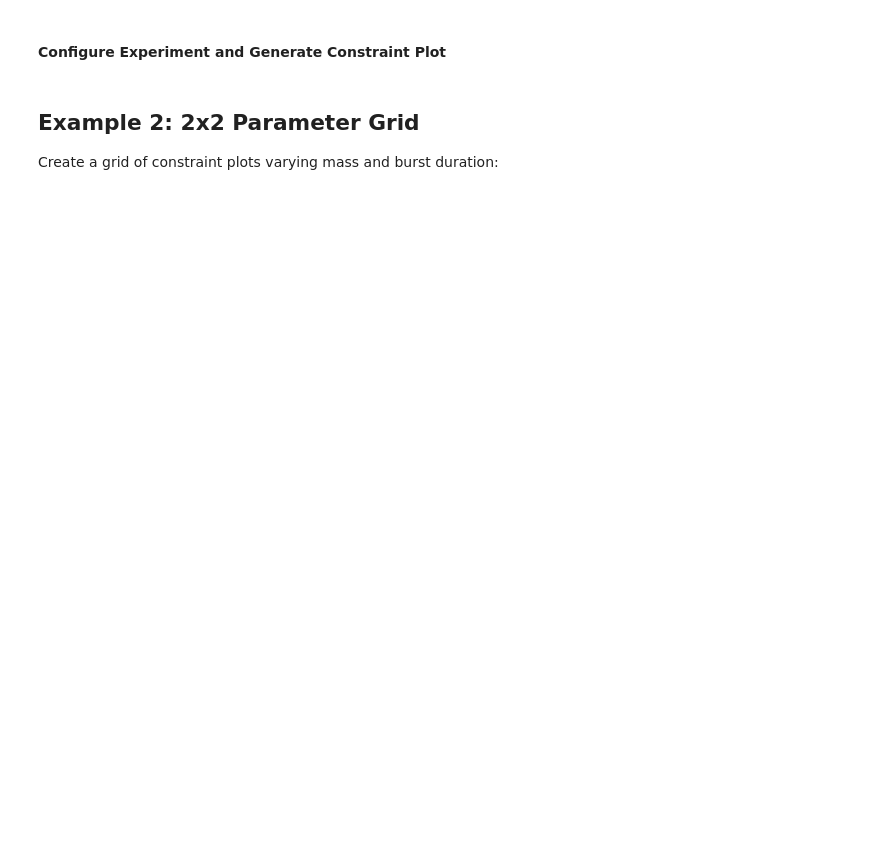
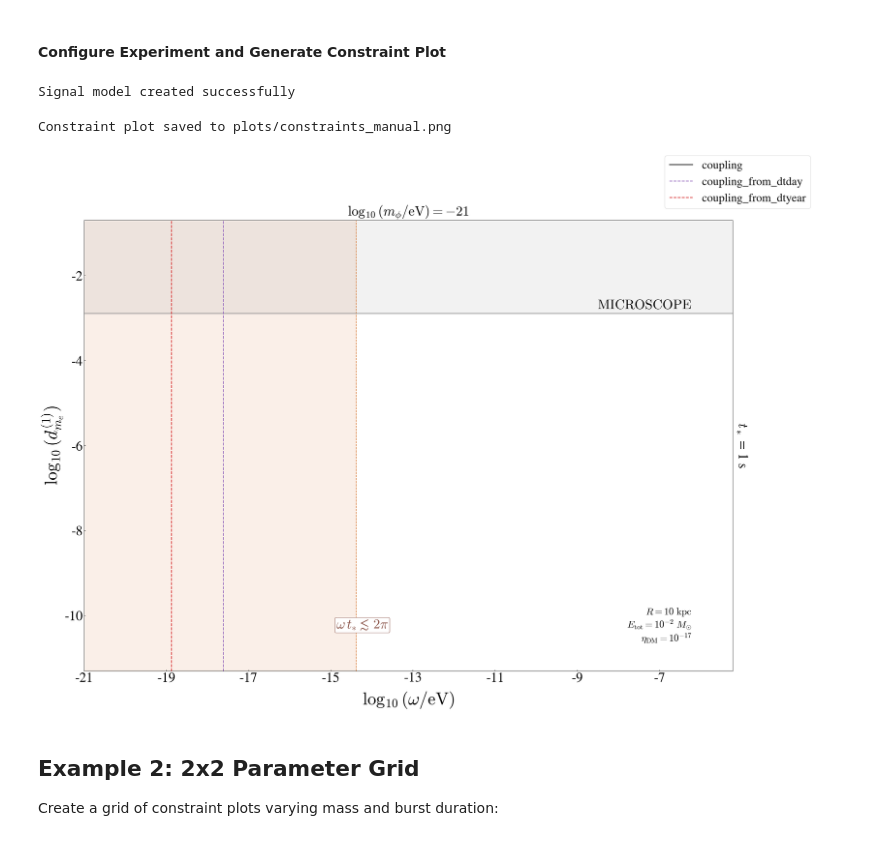
Before and after one commit to ccheung93/TransientPULSE, a Jupyter notebook: examples_constraint_plots_manual.ipynb, the cells around one changed output. Cells and saved outputs as stored; diff of their text form; code cells hidden in the pictures; blank space fills up the shorter version.

```diff
--- a/examples_constraint_plots_manual.ipynb
+++ b/examples_constraint_plots_manual.ipynb
@@ -33,12 +33,12 @@ Define your source parameters directly without any propagation.
 
 # Source
 Etot = 0.01                  # Total energy [solar masses]
-mass = 1e-20                 # Scalar field mass [eV]
+mass = 1e-21                 # Scalar field mass [eV]
 tstar = 1                    # Burst duration [seconds]
 R = 10000.0                  # Distance [parsecs]
 ULB_type = 'scalar'             # Type: 'scalar' or 'ALP'
 coupling_type = 'electron'   # Coupling: 'photon', 'electron', 'gluon'
-coupling_order = 'quad'      # Order: 'linear' or 'quad'
+coupling_order = 'linear'      # Order: 'linear' or 'quad'
 # %%
 # Define source parameters
 source = Source(
@@ -62,9 +70,9 @@ print(f'  coupling_order = {source.coupling_order}')
 #### Configure Experiment and Generate Constraint Plot
 # %%
 # Experiment
-integration_time = DAY_TO_SEC       # Integration time for transient search [s]
-integration_time_DM = YEAR_TO_SEC   # Integration time for DM search [s]
-sensitivity = 1e-17                 # Fractional frequency sensitivity
+integration_time = YEAR_TO_SEC      # Integration time for transient search [s]
+integration_time_DM = 1e6           # Integration time for DM search [s]
+sensitivity = DM_SENSITIVITIES[coupling_type]
 
 # Define experiment parameters
 experiment = Experiment(
@@ -78,28 +86,33 @@ experiment = Experiment(
 signal_model = SignalModel(source=source, experiment=experiment)
 
 print('Signal model created successfully')
+# %% [output]
+Signal model created successfully
 # %%
 # Constraint plot
 xlims = (1e-21, 6e-6)        # Mass axis range [eV]
-ylims = (5e-12, 2e-8)        # Coupling axis range
+ylims = (5e-12, 2e-1)        # Coupling axis range
 
 # Generate constraint plot
 plot = Plot(
     xlims=xlims,
     ylims=ylims,
     exclude_mass=False,
     include_legend=True
 )
 
 output = OutputHandler(plot)
 output.plot_parameter_space(
     source,
     signal_model,
     plot,
     save_path='plots/constraints_manual.png',
 )
 
 print('Constraint plot saved to plots/constraints_manual.png')
+# %% [output]
+Constraint plot saved to plots/constraints_manual.png
+[figure, added]
 # %% [markdown]
 ## Example 2: 2x2 Parameter Grid
 
```
Also changed, not shown: parts of 5 cells of this notebook, 1 other file.
